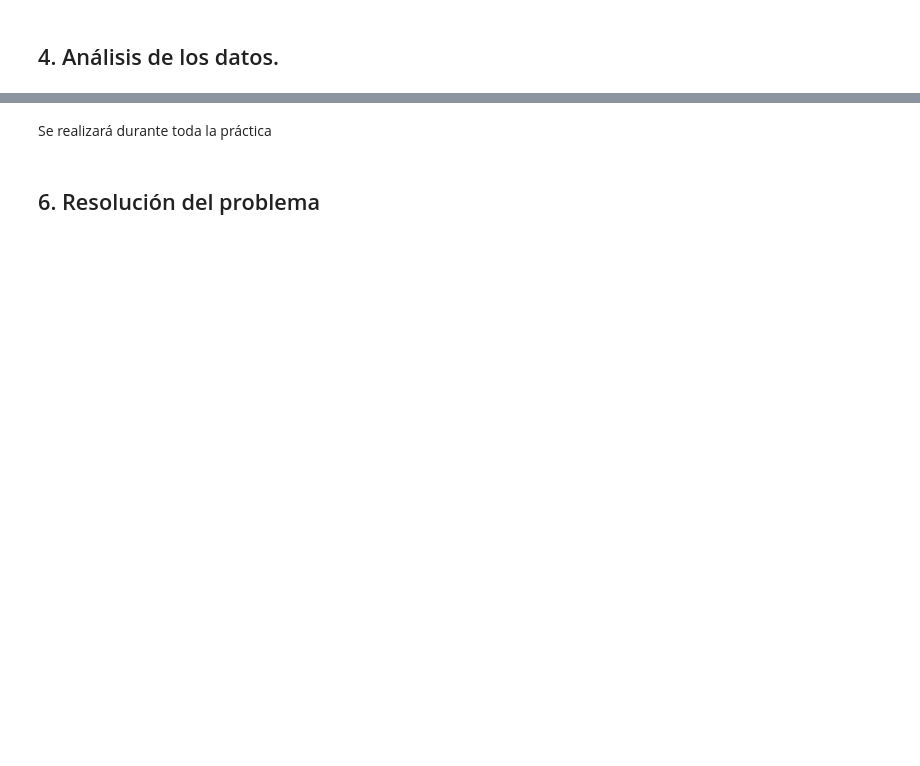
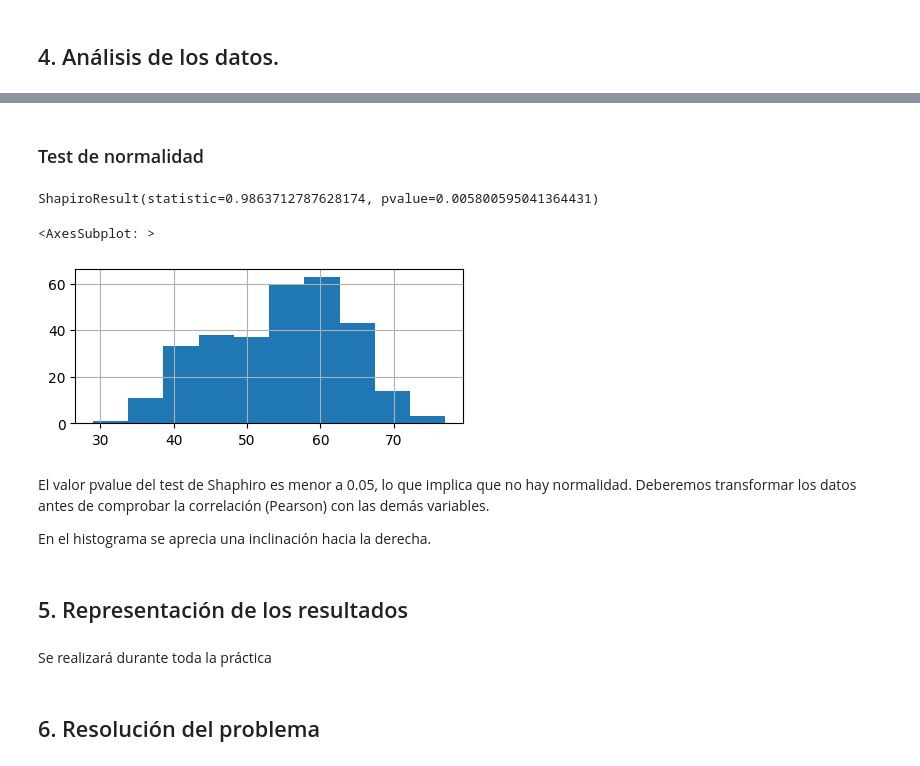
Before and after one commit to Carlos-Perez-Ha/PRA2, a Jupyter notebook: Heart_attack_analysis.ipynb, the cells around one changed output, grey strips where cells are left out. Cells and saved outputs as stored; diff of their text form; code cells hidden in the pictures; blank space fills up the shorter version.

```diff
--- a/Heart_attack_analysis.ipynb
+++ b/Heart_attack_analysis.ipynb
@@ -279,0 +351,2 @@ boxplot_stats(df.trtbps)
+# %% [markdown]
+### Test de normalidad
@@ -280,3 +355,18 @@ boxplot_stats(df.trtbps)
+# %%
+shapiro(df.age)
+# %% [output]
+ShapiroResult(statistic=0.9863712787628174, pvalue=0.005800595041364431)
+# %%
+df.age.hist(figsize=(5,2))
+# %% [output]
+<AxesSubplot: >
+[figure, added]
+# %% [markdown]
+El valor pvalue del test de Shaphiro es menor a 0.05, lo que implica que no hay normalidad. Deberemos transformar los datos antes de comprobar la correlación (Pearson) con las demás variables.
+
+En el histograma se aprecia una inclinación hacia la derecha.
+# %% [markdown]
+## 5. Representación de los resultados
 # %% [markdown]
 Se realizará durante toda la práctica
 # %% [markdown]
```
Also changed, not shown: parts of 21 cells of this notebook, 2 other files.
